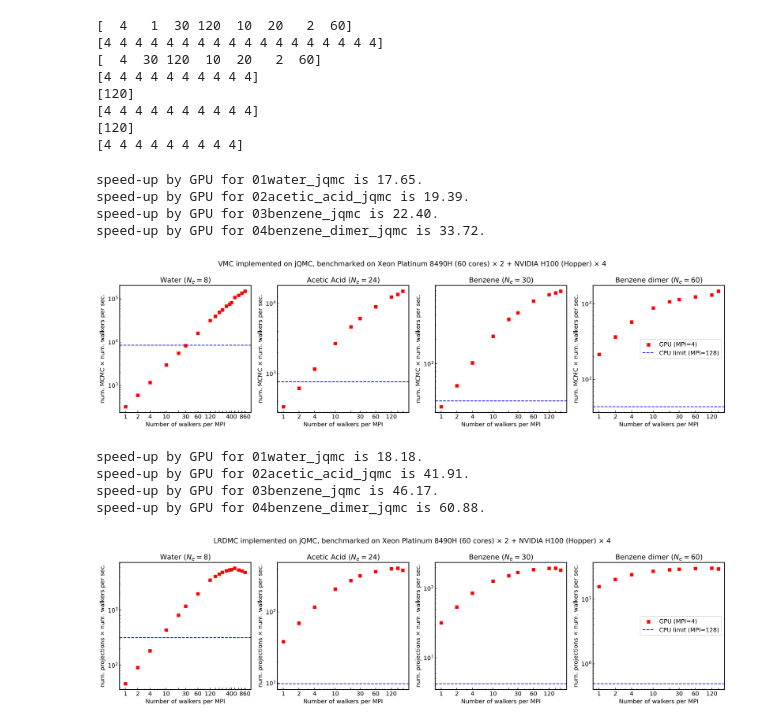
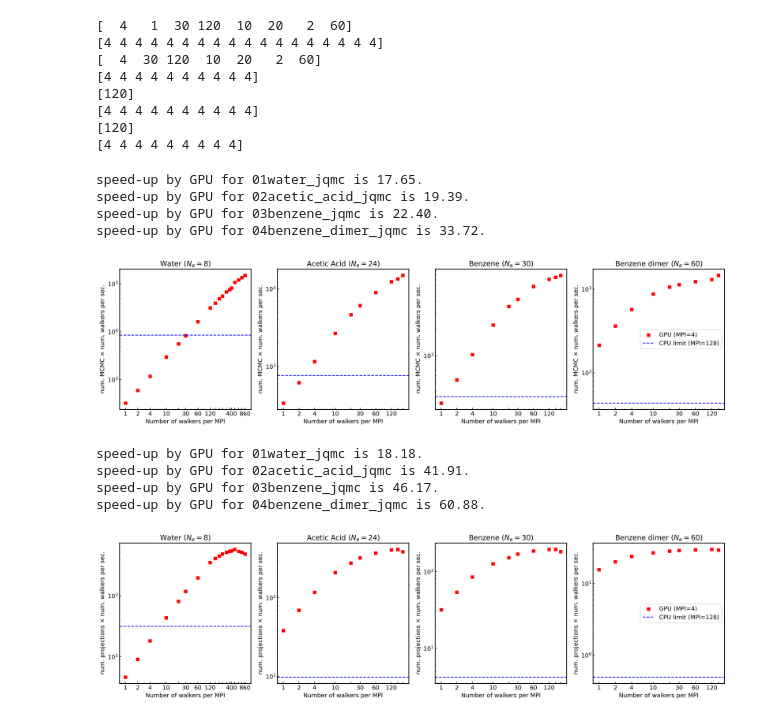
Before and after one commit to kousuke-nakano/jQMC, a Jupyter notebook: examples/example02/plot_summary.ipynb, the cells around one changed output. Drawn from its saved outputs; the diff is of its cells as text; code cells hidden in the pictures.

```diff
--- a/examples/example02/plot_summary.ipynb
+++ b/examples/example02/plot_summary.ipynb
@@ -263,10 +263,10 @@ for mol in mol_list:
 # %%
 # plot Graph (VMC)
 fig = plt.figure(figsize=(4.5 * len(mol_list), 5), facecolor="white", dpi=300, tight_layout=True)
-fig.suptitle(
-    rf"VMC implemented on jQMC, benchmarked on Xeon Platinum 8490H (60 cores) $\times$ 2 + NVIDIA H100 (Hopper) $\times$ 4",
-    fontsize=14,
-)
+# fig.suptitle(
+#    rf"VMC implemented on jQMC, benchmarked on Xeon Platinum 8490H (60 cores) $\times$ 2 + NVIDIA H100 (Hopper) $\times$ 4",
+#    fontsize=14,
+# )
 
 speed_up_jqmc_vmc_cpu = []
 speed_up_jqmc_vmc_gpu = []
@@ -287,41 +287,41 @@ for i, mol in enumerate(mol_list):
     x = summary_vmc[mol]["vmc_num_nw_for_each_MPI_gpu_np"]
     y = summary_vmc[mol]["vmc_num_mcmc_num_walkers_per_sec_gpu_np"]
     ax.scatter(x, y, color="r", marker="s", label="GPU (MPI=4)")
     ax.axhline(
         np.max(summary_vmc[mol]["vmc_num_mcmc_num_walkers_per_sec_cpu_np"]), color="b", ls="--", label="CPU limit (MPI=128)"
     )
     ax.set_xticks(summary_vmc[mol]["vmc_num_nw_for_each_MPI_gpu_np"])
     xticklabels = [str(t) for t in summary_vmc[mol]["vmc_num_nw_for_each_MPI_gpu_np"]]
     xticklabels = [
         "" if item in ["20", "160", "200", "240", "300", "360", "480", "600", "720"] else item for item in xticklabels
     ]
     ax.set_xticklabels(xticklabels)
 
     speed_up_cpu = 1.0
     speed_up_gpu = np.max(summary_vmc[mol]["vmc_num_mcmc_num_walkers_per_sec_gpu_np"]) / np.max(
         summary_vmc[mol]["vmc_num_mcmc_num_walkers_per_sec_cpu_np"]
     )
     speed_up_jqmc_vmc_cpu.append(speed_up_cpu)
     speed_up_jqmc_vmc_gpu.append(speed_up_gpu)
 
     print(f"speed-up by GPU for {mol} is {speed_up_gpu:.2f}.")
 
 plt.legend()
 plt.savefig(f"jqmc_VMC_benchmark.jpg")
 plt.show()
 # %% [output]
 speed-up by GPU for 01water_jqmc is 17.65.
 speed-up by GPU for 02acetic_acid_jqmc is 19.39.
 speed-up by GPU for 03benzene_jqmc is 22.40.
 speed-up by GPU for 04benzene_dimer_jqmc is 33.72.
-[figure, old version]
+[figure, new version]
 # %%
 # plot Graph
 fig = plt.figure(figsize=(4.5 * len(mol_list), 5), facecolor="white", dpi=300, tight_layout=True)
-fig.suptitle(
-    rf"LRDMC implemented on jQMC, benchmarked on Xeon Platinum 8490H (60 cores) $\times$ 2 + NVIDIA H100 (Hopper) $\times$ 4",
-    fontsize=14,
-)
+# fig.suptitle(
+#    rf"LRDMC implemented on jQMC, benchmarked on Xeon Platinum 8490H (60 cores) $\times$ 2 + NVIDIA H100 (Hopper) $\times$ 4",
+#    fontsize=14,
+# )
 
 speed_up_jqmc_lrdmc_cpu = []
 speed_up_jqmc_lrdmc_gpu = []
@@ -372,7 +372,7 @@ speed-up by GPU for 01water_jqmc is 18.18.
 speed-up by GPU for 02acetic_acid_jqmc is 41.91.
 speed-up by GPU for 03benzene_jqmc is 46.17.
 speed-up by GPU for 04benzene_dimer_jqmc is 60.88.
-[figure, old version]
+[figure, new version]
 # %%
 # figure
 fig = plt.figure(figsize=(11.5, 7), facecolor="white", dpi=300, tight_layout=True)
```
Also changed, not shown: parts of 1 cell of this notebook, 4 other files.
